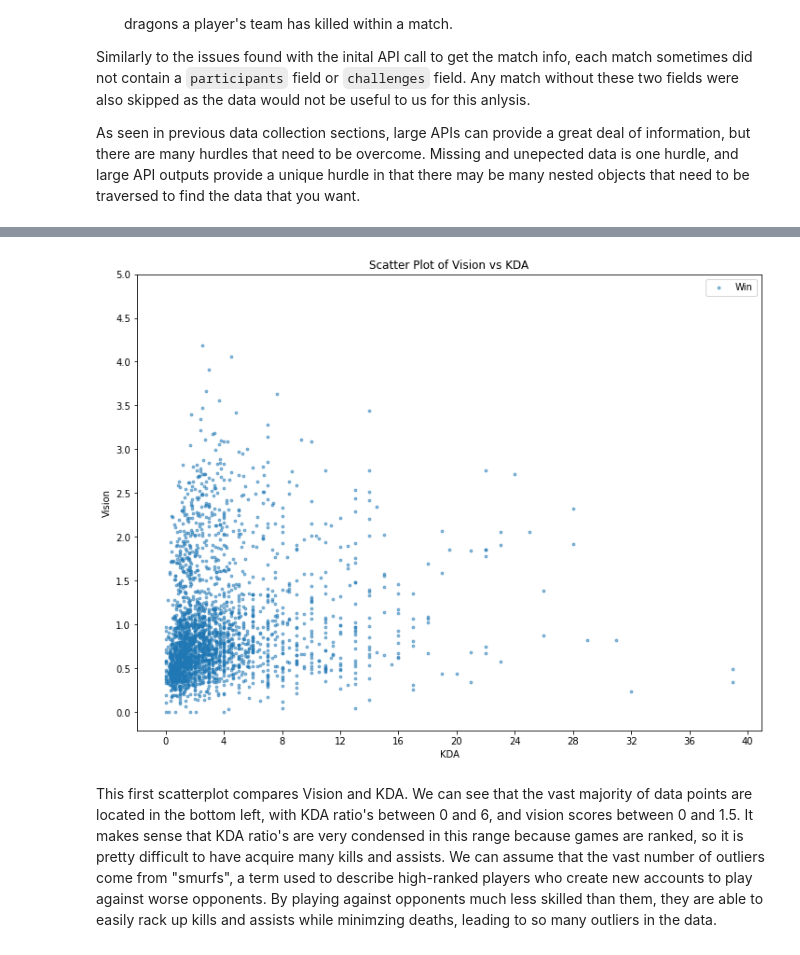
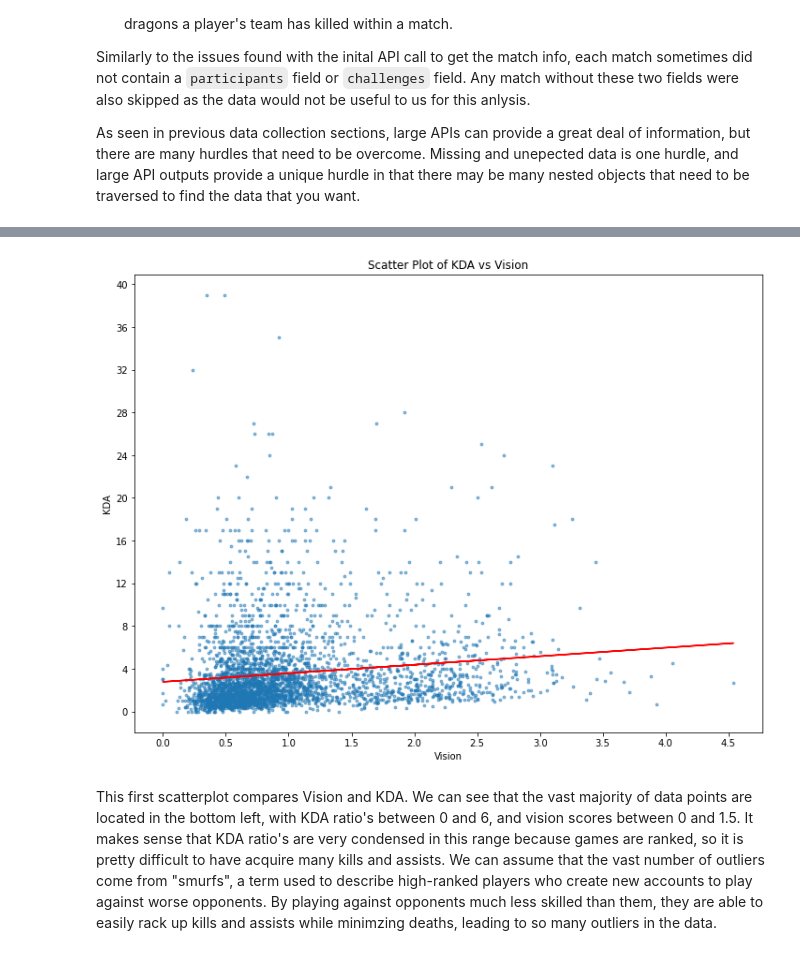
Before and after one commit to dvnmn/320-final-project, a Jupyter notebook: 320_Final_Project.ipynb, the cells around one changed output, grey strips where cells are left out. Saved outputs shown, nothing was run; the diff lists cells and outputs as text; code cells hidden in the pictures.

```diff
--- a/320_Final_Project.ipynb
+++ b/320_Final_Project.ipynb
@@ -191,16 +207,18 @@ df
 # %%
 plt.figure(figsize=(12,9))
-plt.scatter(df.kda, df.vision, s = 8, alpha = 0.5)
-plt.title("Scatter Plot of Vision vs KDA")
-plt.xlabel("KDA")
-plt.ylabel("Vision")
-plt.xticks(np.arange(0, 41, 4))
-plt.yticks(np.arange(0, 5.5, 0.5))
+plt.scatter(df.vision, df.kda, s = 8, alpha = 0.5)
+plt.title("Scatter Plot of KDA vs Vision")
+plt.ylabel("KDA")
+plt.xlabel("Vision")
+plt.yticks(np.arange(0, 41, 4))
+plt.xticks(np.arange(0, 5.5, 0.5))
 
-plt.legend(['Win', 'Lose'])
+fit = np.polyfit(df.vision, df.kda, deg = 1 )
+plt.plot(df.vision, fit[0] * df.vision + fit[1], color='red')
+
 plt.show()
 # %% [output]
-[figure, old version]
+[figure, new version]
 # %% [markdown]
 This first scatterplot compares Vision and KDA. We can see that the vast majority of data points are located in the bottom left, with KDA ratio's between 0 and 6, and vision scores between 0 and 1.5. It makes sense that KDA ratio's are very condensed in this range because games are ranked, so it is pretty difficult to have acquire many kills and assists. We can assume that the vast number of outliers come from "smurfs", a term used to describe high-ranked players who create new accounts to play against worse opponents. By playing against opponents much less skilled than them, they are able to easily rack up kills and assists while minimzing deaths, leading to so many outliers in the data.
 # %% [markdown]
```
Also changed, not shown: parts of 34 cells of this notebook.
